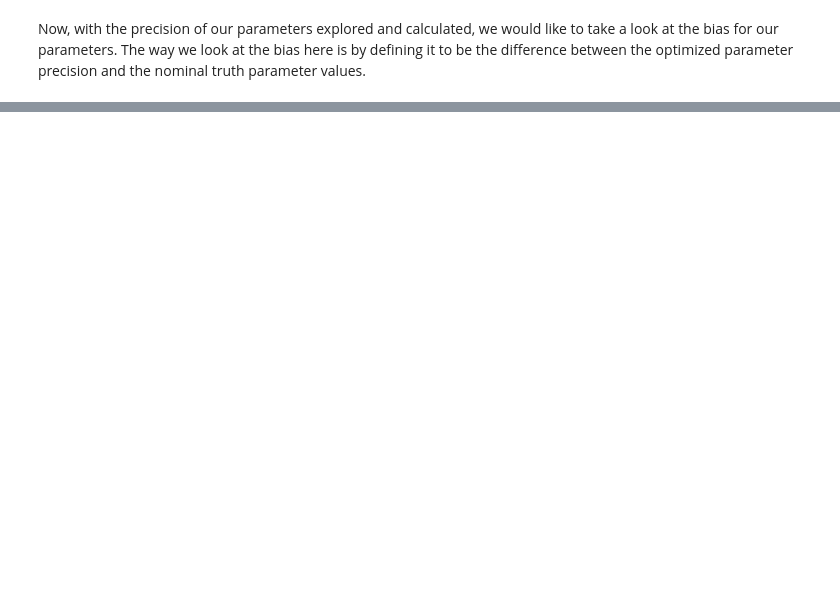
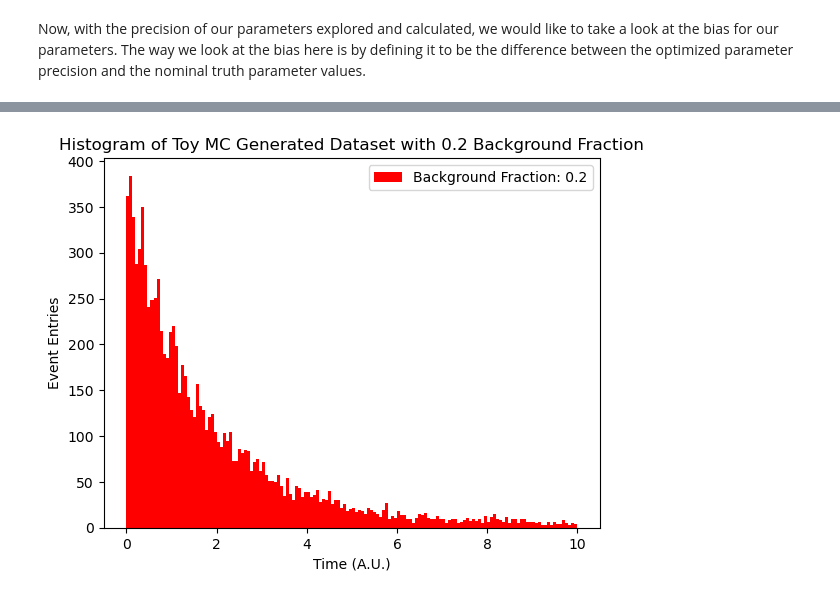
Before and after one commit to wly-wang/DAML23-24, a Jupyter notebook: Report1/s2106059_Report1.ipynb, the cells around one changed output, grey strips where cells are left out. Saved outputs shown, nothing was run; the diff lists cells and outputs as text; code cells hidden in the pictures; blank space fills up the shorter version.

```diff
--- a/Report1/s2106059_Report1.ipynb
+++ b/Report1/s2106059_Report1.ipynb
@@ -371,0 +604,13 @@ Next we need to calculate and assess the bias on the bias we calculated above fo
+# %%
+# initialize pdf class for SignalWithBkg pdf, 0.2 for bkg fraction
+
+pdf_expBkg2 = SignalWithBackground(loBound, hiBound, bkgFraction_vals[2], nominal_params_vals['tau'], nominal_params_vals['delta_m'], \
+                                  nominal_params_vals['V'], nominal_params_vals['decayConst'])
+
+# Generate the dataset for the current bkg fraction
+for i in range(nEvts):
+    pdf_expBkg2.next()
+
+# save the dataset
+dataset2 = pdf_expBkg2.returnMass()
+pdf_expBkg2.flushMass()
@@ -371,0 +668,10 @@ Next we need to calculate and assess the bias on the bias we calculated above fo
+# %%
+plt.hist(dataset2, 150, color=colors[2],\
+         label='Background Fraction: %s' % bkgFraction_vals[2], range=(0., 10.))
+plt.xlabel('Time (A.U.)')
+plt.ylabel('Event Entries')
+plt.title('Histogram of Toy MC Generated Dataset with 0.2 Background Fraction')
+plt.legend()
+plt.show()
+# %% [output]
+[figure, added]
```
Also changed, not shown: parts of 47 cells of this notebook.
